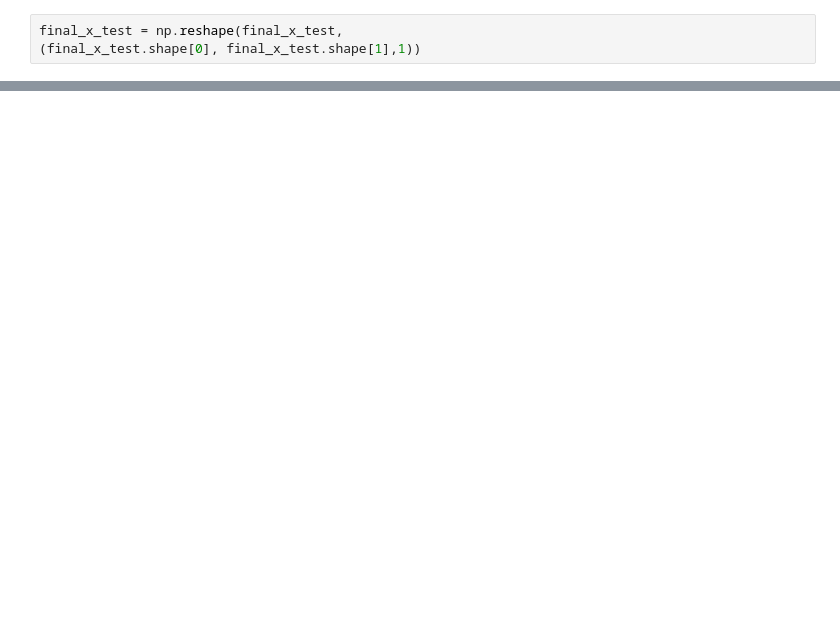
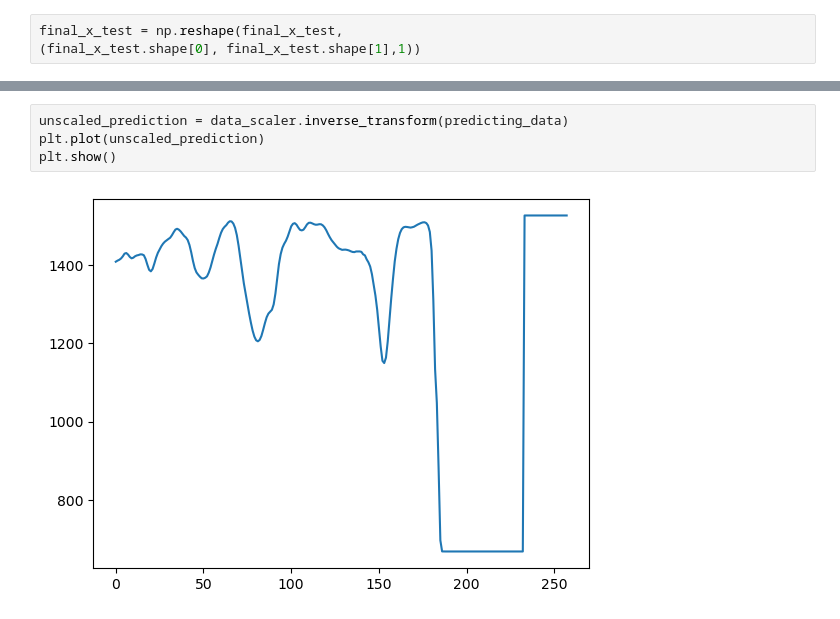
Before and after one commit to Graciele89/Integrated_CA, a Jupyter notebook: 2023346_Integrated_CA.ipynb, the cells around one changed output, grey strips where cells are left out. Drawn from its saved outputs; the diff is of its cells as text; blank space fills up the shorter version.

```diff
--- a/2023346_Integrated_CA.ipynb
+++ b/2023346_Integrated_CA.ipynb
@@ -243,0 +382,6 @@ plt.legend()
+# %%
+unscaled_prediction = data_scaler.inverse_transform(predicting_data)
+plt.plot(unscaled_prediction)
+plt.show()
+# %% [output]
+[figure, added]
```
Also changed, not shown: parts of 72 cells of this notebook.
